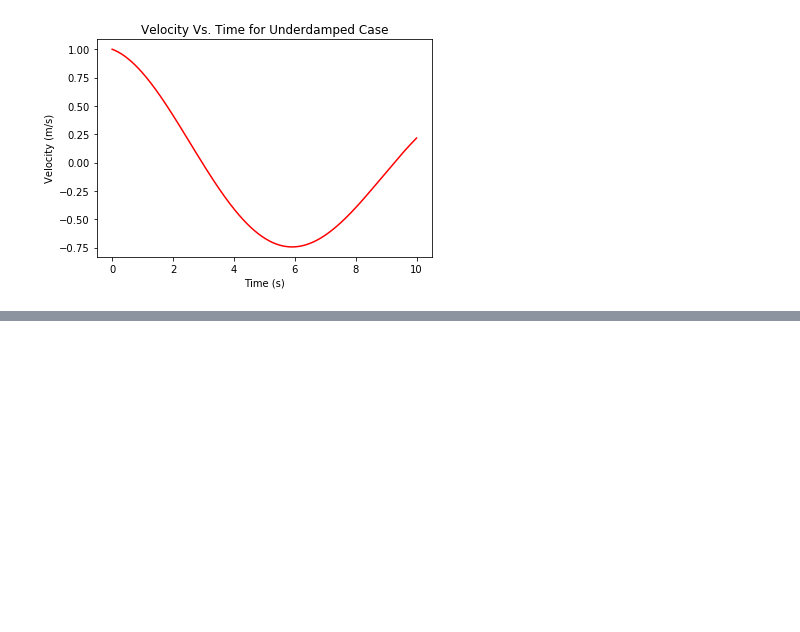
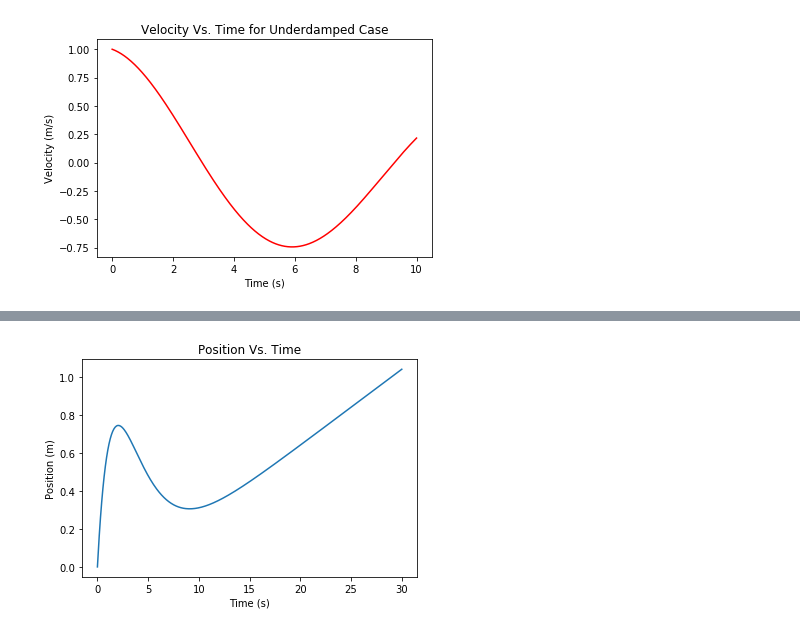
Before and after one commit to seth-harriet/Engr3703-Project, a Jupyter notebook: Project_Scratch.ipynb, the cells around one changed output, grey strips where cells are left out. Drawn from its saved outputs; the diff is of its cells as text; code cells hidden in the pictures; blank space fills up the shorter version.

```diff
--- a/Project_Scratch.ipynb
+++ b/Project_Scratch.ipynb
@@ -693,0 +764,27 @@ As you can see the Overdamped Calculated, Critically Damped, and Underdamped Dat
+# %%
+#Solve the ODE using Differntial Equations: x = (4/25)*pow(e,-t/2)+(26*pow(e,-t/2))/25 + t/25 - 4/25
+from math import *
+
+
+
+
+def calc_x(t):
+    x=(4/25)*pow(e,-t/2)+(26*pow(e,-t/2)*t)/25 + t/25 - 4/25
+
+    return x
+ti=0
+tf=30
+
+n=tf-ti
+
+t = np.linspace(ti,tf,500)
+x = np.zeros(len(t))
+
+for i in range(0,len(t)):
+
+    x[i]=calc_x(t[i])
+
+
+myplot_position(t,x)
+# %% [output]
+[figure, added]
```
Also changed, not shown: parts of 6 cells of this notebook.
